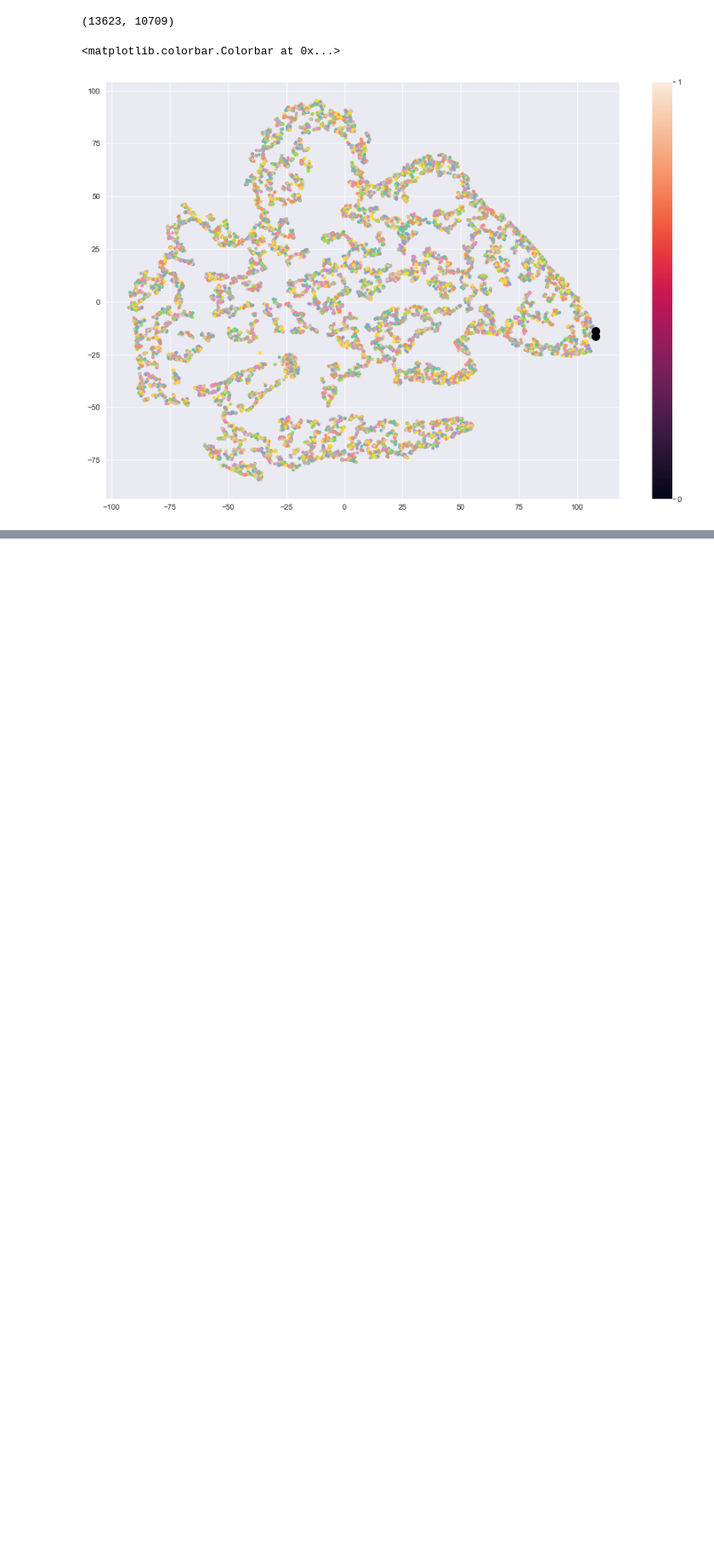
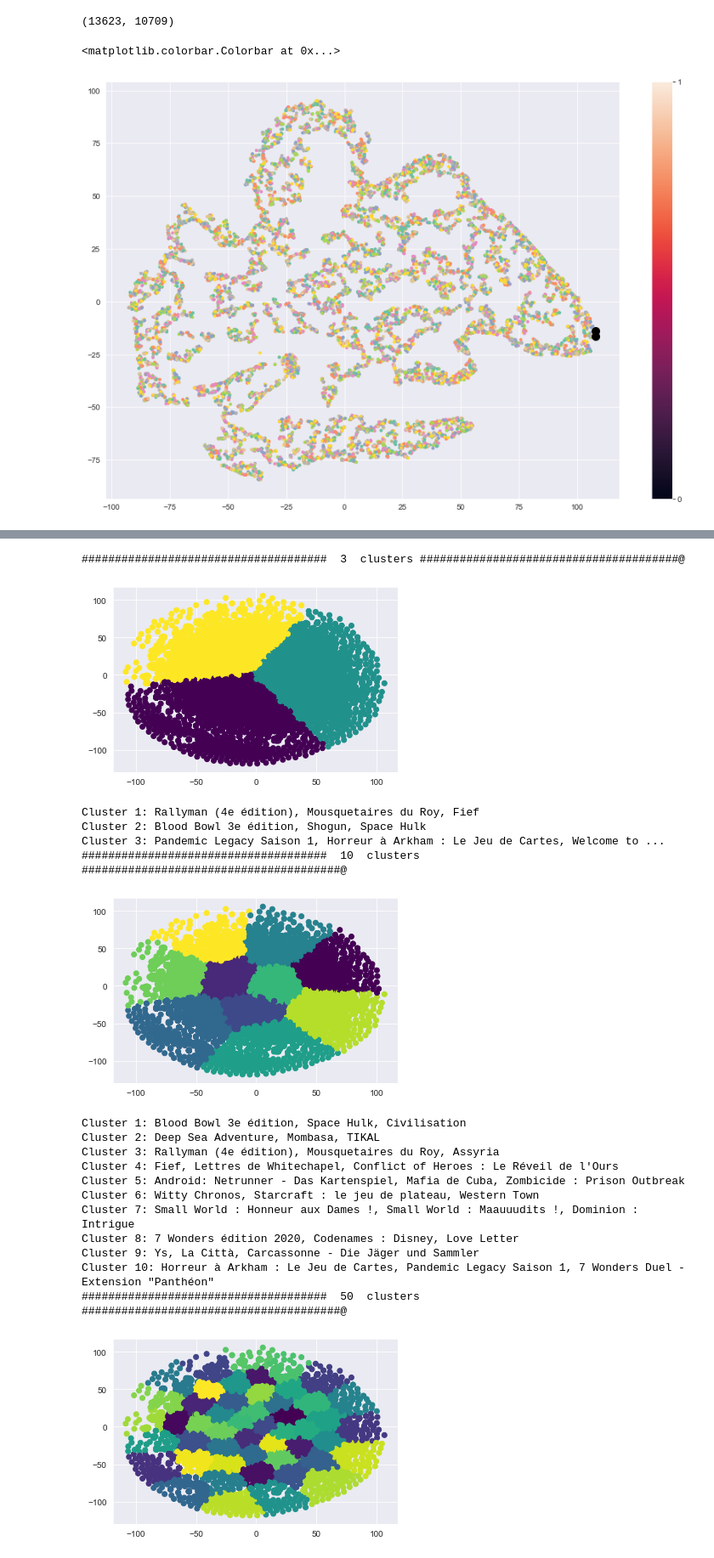
Before and after one commit to N-nolwenn/PLDAC, a Jupyter notebook: seance6/reco2-users-brouillon.ipynb, the cells around one changed output, grey strips where cells are left out. Shown at 85% size. Saved outputs shown, nothing was run; the diff lists cells and outputs as text; code cells hidden in the pictures; blank space fills up the shorter version.

```diff
--- a/seance6/reco2-users-brouillon.ipynb
+++ b/seance6/reco2-users-brouillon.ipynb
@@ -2067,0 +2127,50 @@ plt.colorbar(ticks=range(20))
+# %%
+from sklearn.manifold import TSNE
+from sklearn.cluster import KMeans
+
+# # Créer une matrice d'occurrence des jeux pour chaque auteur
+matrice_occurrence = pd.crosstab(index=df_avis["author"], columns=df_avis["title"], values=df_avis["note"], aggfunc="mean").fillna(0)
+
+
+# Réduire la dimensionnalité avec T-SNE
+tsne = TSNE(n_components=2, perplexity=30, random_state=42)
+tsne_projection = tsne.fit_transform(matrice_occurrence)
+
+nb_clusters =[3, 10,50, 100, 200, 500]
+
+for nb in nb_clusters:
+
+    print("##################################### ", nb, " clusters #######################################@")
+    # Effectuer le clustering avec K-means
+    kmeans = KMeans(n_clusters=nb, random_state=42)
+    clusters = kmeans.fit_predict(tsne_projection)
+
+    # Visualiser les clusters avec un graphique de dispersion
+    plt.scatter(tsne_projection[:,0], tsne_projection[:,1], c=clusters, cmap="viridis")
+    plt.show()
+
+    # Étiqueter chaque cluster avec les jeux les plus fréquents
+    for i in range(kmeans.n_clusters):
+        cluster = matrice_occurrence.iloc[clusters == i]
+        top_jeux = cluster.mean().sort_values(ascending=False)[:3]
+        print(f"Cluster {i+1}: {', '.join(top_jeux.index)}")
+# %% [output]
+#####################################  3  clusters #######################################@
+[figure, added]
+Cluster 1: Rallyman (4e édition), Mousquetaires du Roy, Fief
+Cluster 2: Blood Bowl 3e édition, Shogun, Space Hulk
+Cluster 3: Pandemic Legacy Saison 1, Horreur à Arkham : Le Jeu de Cartes, Welcome to ...
+#####################################  10  clusters #######################################@
+[figure, added]
+Cluster 1: Blood Bowl 3e édition, Space Hulk, Civilisation
+Cluster 2: Deep Sea Adventure, Mombasa, TIKAL
+Cluster 3: Rallyman (4e édition), Mousquetaires du Roy, Assyria
+Cluster 4: Fief, Lettres de Whitechapel, Conflict of Heroes : Le Réveil de l'Ours
+Cluster 5: Android: Netrunner - Das Kartenspiel, Mafia de Cuba, Zombicide : Prison Outbreak
+Cluster 6: Witty Chronos, Starcraft : le jeu de plateau, Western Town
+Cluster 7: Small World : Honneur aux Dames !, Small World : Maauuudits !, Dominion : Intrigue
+Cluster 8: 7 Wonders édition 2020, Codenames : Disney, Love Letter
+Cluster 9: Ys, La Città, Carcassonne - Die Jäger und Sammler
+Cluster 10: Horreur à Arkham : Le Jeu de Cartes, Pandemic Legacy Saison 1, 7 Wonders Duel - Extension "Panthéon"
+#####################################  50  clusters #######################################@
+[figure, added]
```
Also changed, not shown: parts of 21 cells of this notebook.
